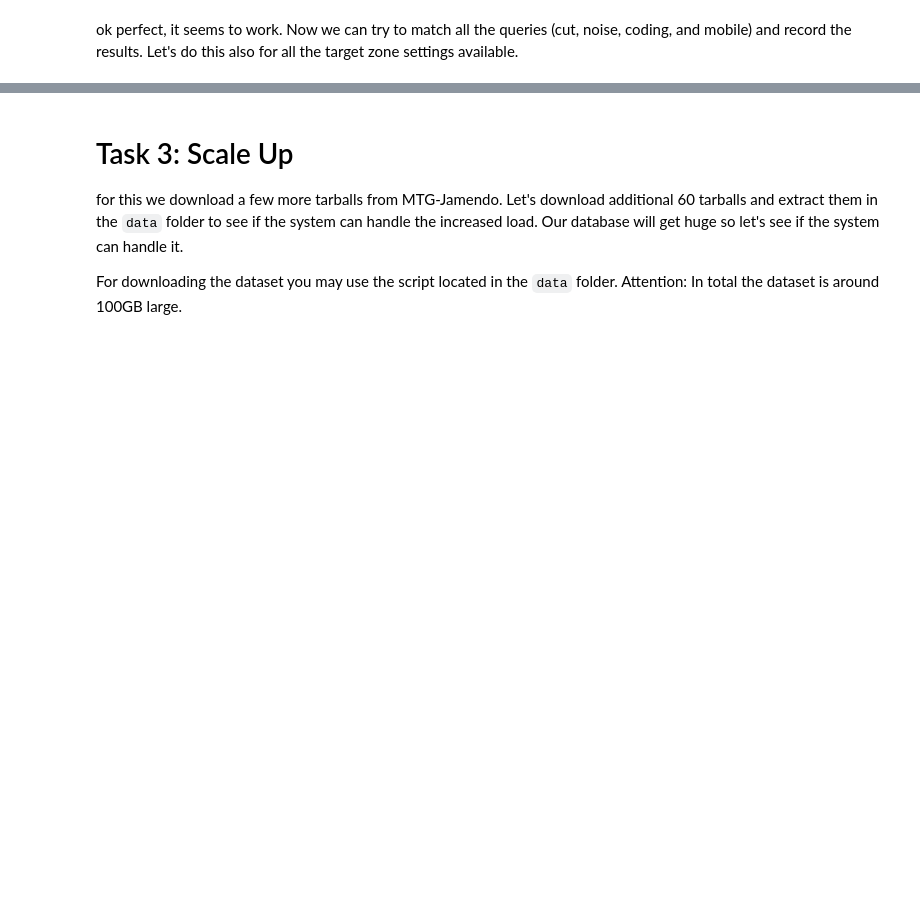
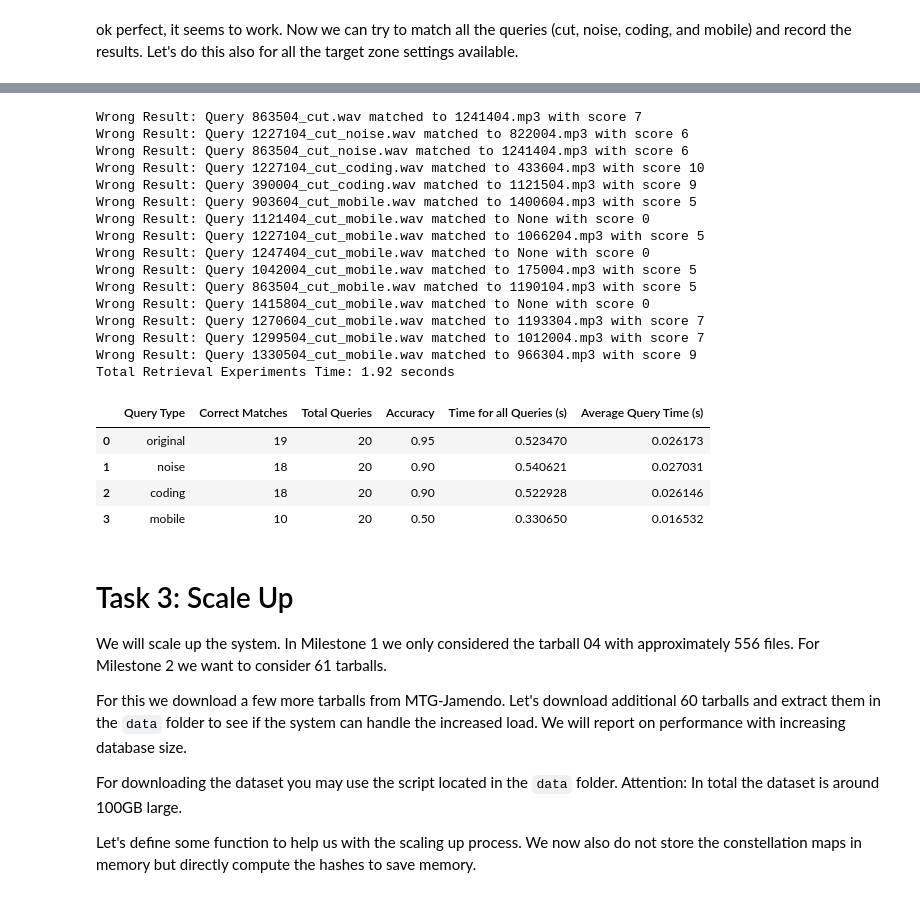
Before and after one commit to Lutu-gl/AudioID-Retrieval, a Jupyter notebook: notebooks/04_audio_retrieval_MS2.ipynb, the cells around one changed output, grey strips where cells are left out. Saved outputs shown, nothing was run; the diff lists cells and outputs as text; code cells hidden in the pictures; blank space fills up the shorter version.

```diff
--- a/notebooks/04_audio_retrieval_MS2.ipynb
+++ b/notebooks/04_audio_retrieval_MS2.ipynb
@@ -744,7 +743,40 @@ print(deep_sizeof(db_hash_index3))
+# %%
+results_tz3 = perform_retrieval_experiments(
+    all_query_hashes=all_query_hashes[target_zones[3]],
+    db_hash_index=db_hash_index_tz3,
+    threshold=5
+)
+summary_table_tz3 = save_results_to_table(results_tz3)
+display(summary_table_tz3)
+# %% [output]
+Wrong Result: Query 863504_cut.wav matched to 1241404.mp3 with score 7
+Wrong Result: Query 1227104_cut_noise.wav matched to 822004.mp3 with score 6
+Wrong Result: Query 863504_cut_noise.wav matched to 1241404.mp3 with score 6
+Wrong Result: Query 1227104_cut_coding.wav matched to 433604.mp3 with score 10
+Wrong Result: Query 390004_cut_coding.wav matched to 1121504.mp3 with score 9
+Wrong Result: Query 903604_cut_mobile.wav matched to 1400604.mp3 with score 5
+Wrong Result: Query 1121404_cut_mobile.wav matched to None with score 0
+Wrong Result: Query 1227104_cut_mobile.wav matched to 1066204.mp3 with score 5
+Wrong Result: Query 1247404_cut_mobile.wav matched to None with score 0
+Wrong Result: Query 1042004_cut_mobile.wav matched to 175004.mp3 with score 5
+Wrong Result: Query 863504_cut_mobile.wav matched to 1190104.mp3 with score 5
+Wrong Result: Query 1415804_cut_mobile.wav matched to None with score 0
+Wrong Result: Query 1270604_cut_mobile.wav matched to 1193304.mp3 with score 7
+Wrong Result: Query 1299504_cut_mobile.wav matched to 1012004.mp3 with score 7
+Wrong Result: Query 1330504_cut_mobile.wav matched to 966304.mp3 with score 9
+Total Retrieval Experiments Time: 1.92 seconds
+|  | Query Type | Correct Matches | Total Queries | Accuracy | Time for all Queries (s) | Average Query Time (s) |
+| 0 | original | 19 | 20 | 0.95 | 0.523470 | 0.026173 |
+| 1 | noise | 18 | 20 | 0.90 | 0.540621 | 0.027031 |
+| 2 | coding | 18 | 20 | 0.90 | 0.522928 | 0.026146 |
+| 3 | mobile | 10 | 20 | 0.50 | 0.330650 | 0.016532 |
 # %% [markdown]
 # Task 3: Scale Up
+We will scale up the system. In Milestone 1 we only considered the tarball 04 with approximately 556 files. For Milestone 2 we want to consider 61 tarballs.
 
-for this we download a few more tarballs from MTG-Jamendo. Let's download additional 60 tarballs and extract them in the `data` folder to see if the system can handle the increased load. Our database will get huge so let's see if the system can handle it.
+For this we download a few more tarballs from MTG-Jamendo. Let's download additional 60 tarballs and extract them in the `data` folder to see if the system can handle the increased load. We will report on performance with increasing database size.
 
 For downloading the dataset you may use the script located in the `data` folder.
 Attention: In total the dataset is around 100GB large.
+
+Let's define some function to help us with the scaling up process. We now also do not store the constellation maps in memory but directly compute the hashes to save memory.
```
Also changed, not shown: parts of 23 cells of this notebook, 1 other file.
